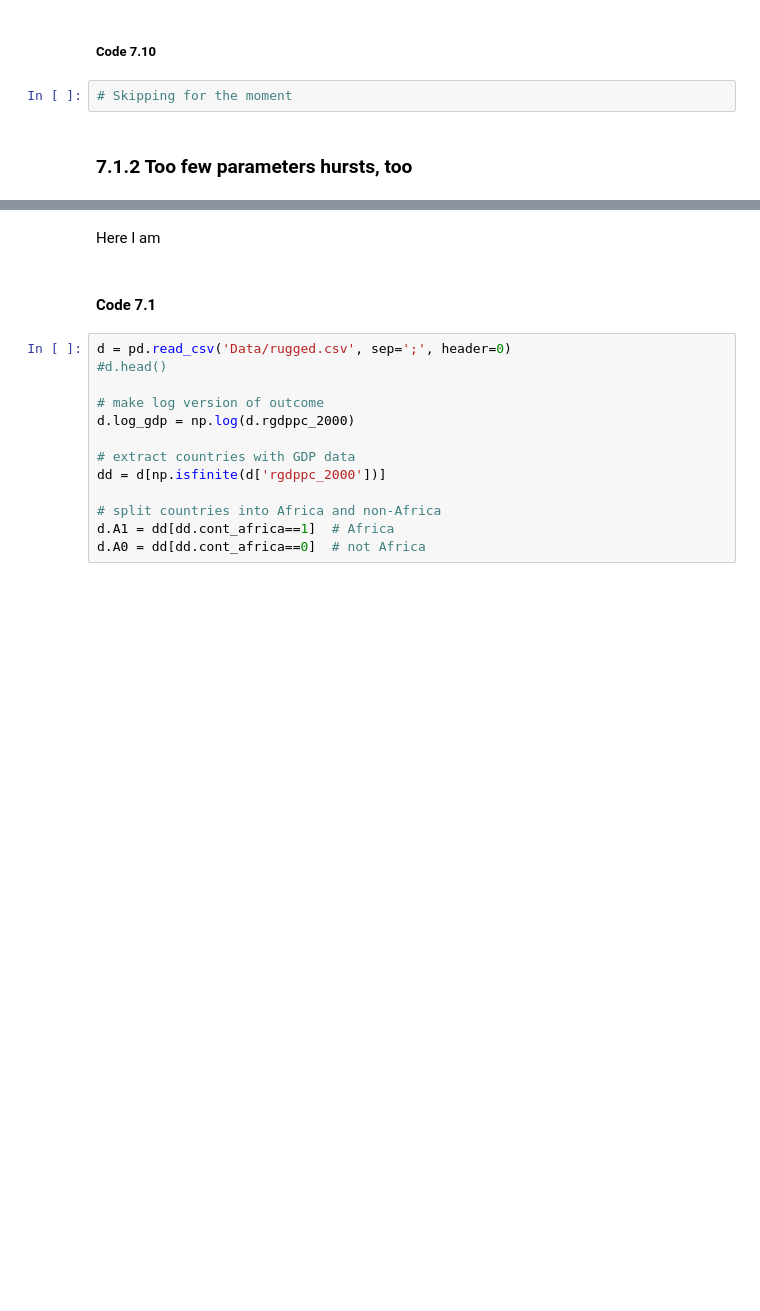
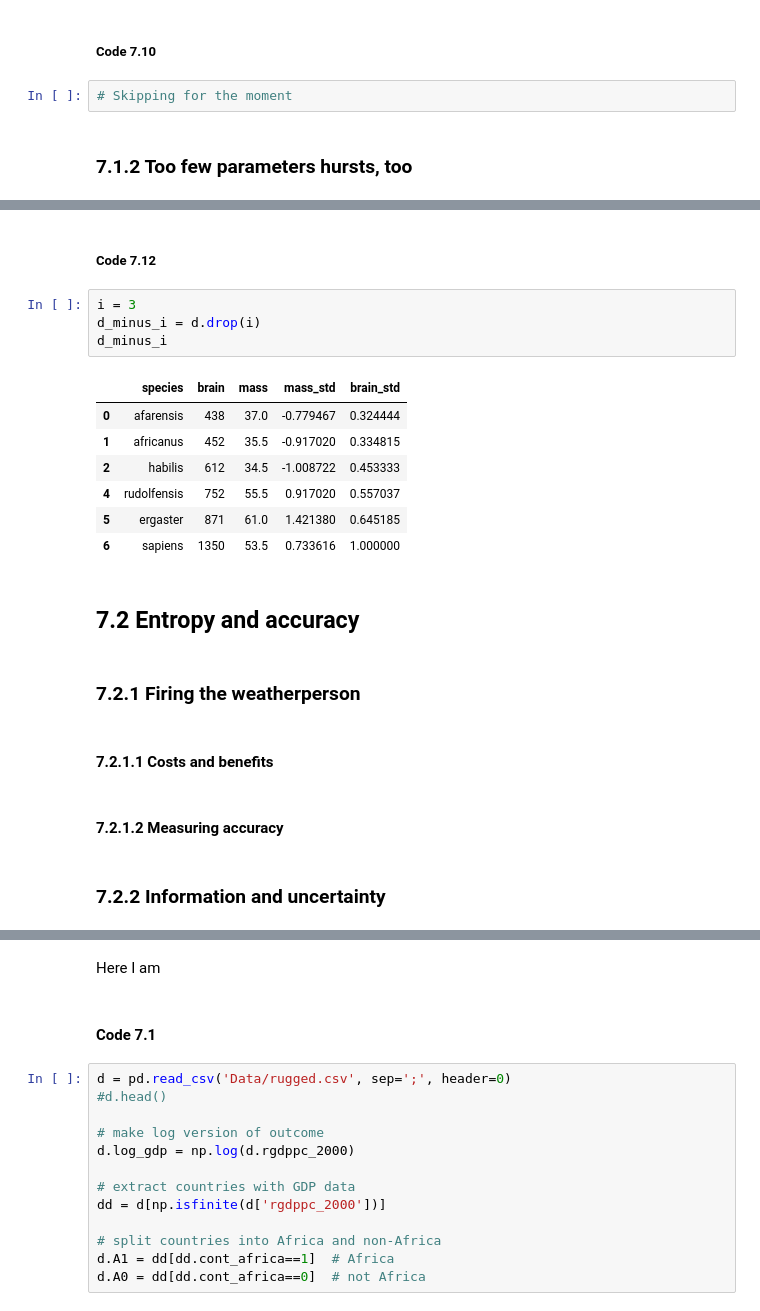
Before and after one commit to baheredia/resources, a Jupyter notebook: Rethinking/Chp_07.ipynb, the cells around one changed output, grey strips where cells are left out. Saved outputs shown, nothing was run; the diff lists cells and outputs as text; blank space fills up the shorter version.

```diff
--- a/Rethinking/Chp_07.ipynb
+++ b/Rethinking/Chp_07.ipynb
@@ -214,0 +240,24 @@ plt.fill_between(mass_seq,
+# %% [markdown]
+##### Code 7.12
+# %%
+i = 3
+d_minus_i = d.drop(i)
+d_minus_i
+# %% [output]
+|  | species | brain | mass | mass_std | brain_std |
+| 0 | afarensis | 438 | 37.0 | -0.779467 | 0.324444 |
+| 1 | africanus | 452 | 35.5 | -0.917020 | 0.334815 |
+| 2 | habilis | 612 | 34.5 | -1.008722 | 0.453333 |
+| 4 | rudolfensis | 752 | 55.5 | 0.917020 | 0.557037 |
+| 5 | ergaster | 871 | 61.0 | 1.421380 | 0.645185 |
+| 6 | sapiens | 1350 | 53.5 | 0.733616 | 1.000000 |
+# %% [markdown]
+## 7.2 Entropy and accuracy
+# %% [markdown]
+### 7.2.1 Firing the weatherperson
+# %% [markdown]
+#### 7.2.1.1 Costs and benefits
+# %% [markdown]
+#### 7.2.1.2 Measuring accuracy
+# %% [markdown]
+### 7.2.2 Information and uncertainty
```
Also changed, not shown: parts of 13 cells of this notebook.
